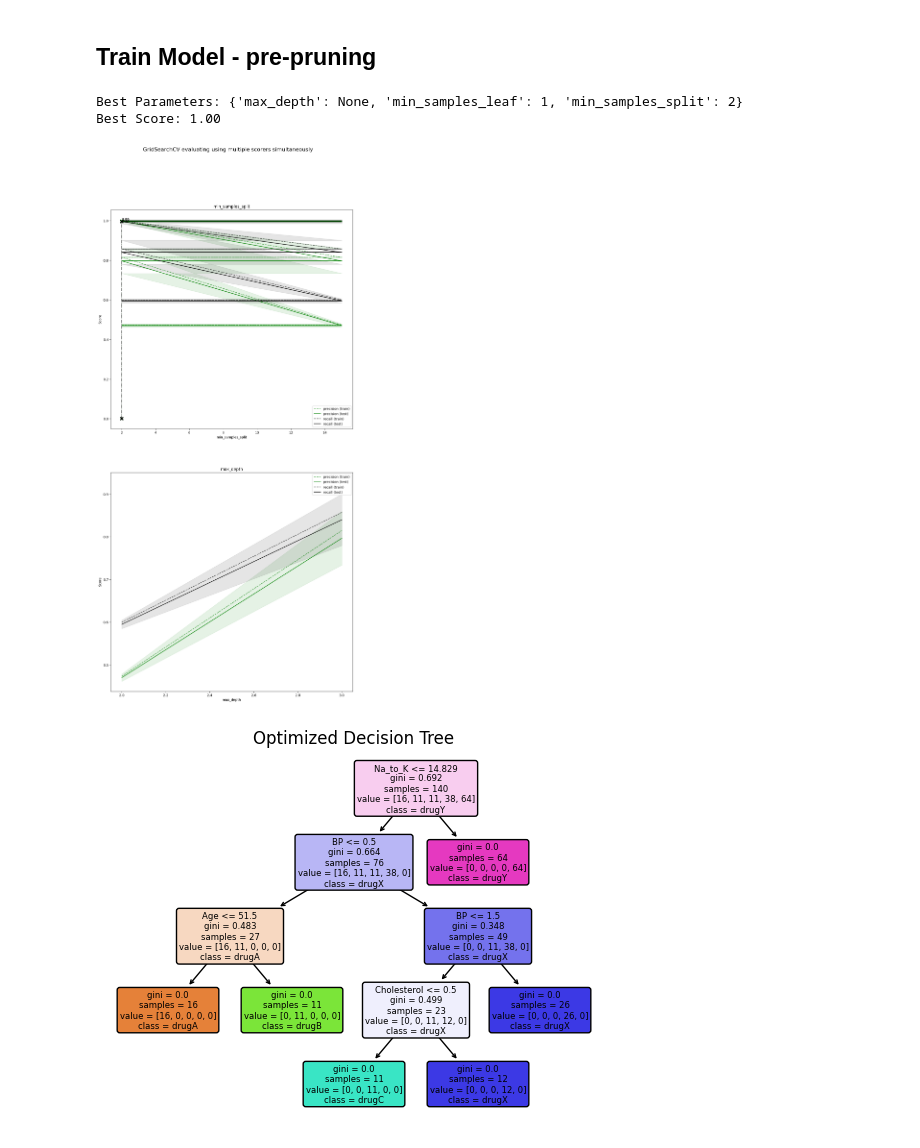
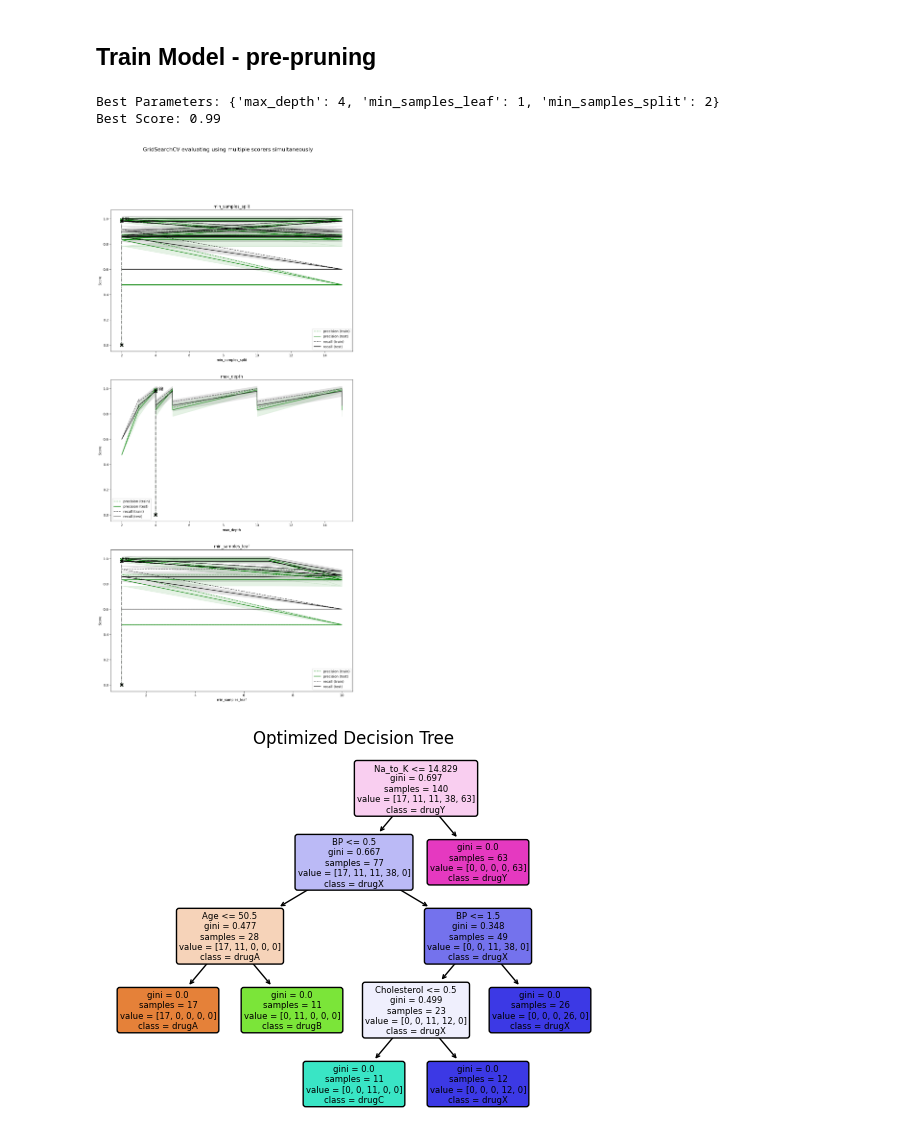
Before and after one commit to mamdaliof/MachineLearning2024W, a Jupyter notebook: Projects/mini project 2/src/Q3.ipynb, the cells around one changed output. Saved outputs shown, nothing was run; the diff lists cells and outputs as text; code cells hidden in the pictures.

```diff
--- a/Projects/mini project 2/src/Q3.ipynb
+++ b/Projects/mini project 2/src/Q3.ipynb
@@ -80,7 +80,7 @@ for column in X.columns:
         X[column] = le.fit_transform(X[column])
 
 # Split the data into training and testing sets (85% train, 15% test)
-X_train, X_test, y_train, y_test = train_test_split(X, y, test_size=0.3, stratify=y, random_state=53)
+X_train, X_test, y_train, y_test = train_test_split(X, y, test_size=0.3, random_state=53)
 print(f'Train set: {X_train.shape}, {y_train.shape}')
 print(f'Test set: {X_test.shape}, {y_test.shape}')
 # %% [output]
@@ -160,9 +177,9 @@ import warnings
 warnings.filterwarnings('ignore')
 # %%
 param_grid = {
-    'max_depth': [2, 3, 4, 5 ],
+    'max_depth': [2, 3, 4, 5, 10, 15 ],
     'min_samples_split':  [2, 5, 10, 15],
-    'min_samples_leaf': [1, 2, 4]
+    'min_samples_leaf': [1, 2, 4, 7, 10]
 }
 scoring = {
     'precision': make_scorer(precision_score, average='macro'),
@@ -182,10 +199,10 @@ print(f'Best Score: {grid_search.best_score_:.2f}')
 # Extract results from grid search
 results = grid_search.cv_results_
 # %% [output]
-Best Parameters: {'max_depth': None, 'min_samples_leaf': 1, 'min_samples_split': 2}
-Best Score: 1.00
+Best Parameters: {'max_depth': 4, 'min_samples_leaf': 1, 'min_samples_split': 2}
+Best Score: 0.99
 # %%
-fig, axes = plt.subplots(2, 1, figsize=(13, 26))
+fig, axes = plt.subplots(3, 1, figsize=(13, 26))
 fig.suptitle("GridSearchCV evaluating using multiple scorers simultaneously", fontsize=16)
 
 # Plot for min_samples_split
@@ -261,34 +278,85 @@ for scorer, color in zip(sorted(scoring), ["g", "k"]):
             sample_score_mean,
             style,
             color=color,
             alpha=1 if sample == "test" else 0.7,
             label=f"{scorer} ({sample})",
         )
 
     best_index = np.nonzero(results[f"rank_test_{scorer}"] == 1)[0][0]
     best_score = results[f"mean_test_{scorer}"][best_index]
 
     ax.plot(
         [
             X_axis[best_index],
         ]
         * 2,
         [0, best_score],
         linestyle="-.",
         color=color,
         marker="x",
         markeredgewidth=3,
         ms=8,
     )
 
     ax.annotate(f"{best_score:.2f}", (X_axis[best_index], best_score + 0.005))
 
 ax.legend(loc="best")
 ax.grid(False)
 
+
+
+ax = axes[2]
+ax.set_title("min_samples_leaf")
+ax.set_xlabel("min_samples_leaf")
+ax.set_ylabel("Score")
+
+X_axis = np.array(results["param_min_samples_leaf"].data, dtype=float)
+
+for scorer, color in zip(sorted(scoring), ["g", "k"]):
+    for sample, style in (("train", "--"), ("test", "-")):
+        sample_score_mean = results[f"mean_{sample}_{scorer}"]
+        sample_score_std = results[f"std_{sample}_{scorer}"]
+        ax.fill_between(
+            X_axis,
+            sample_score_mean - sample_score_std,
+            sample_score_mean + sample_score_std,
+            alpha=0.1 if sample == "test" else 0,
+            color=color,
+        )
+        ax.plot(
+            X_axis,
+            sample_score_mean,
+            style,
+            color=color,
+            alpha=1 if sample == "test" else 0.7,
+            label=f"{scorer} ({sample})",
+        )
+
+    best_index = np.nonzero(results[f"rank_test_{scorer}"] == 1)[0][0]
+    best_score = results[f"mean_test_{scorer}"][best_index]
+
+    ax.plot(
+        [
+            X_axis[best_index],
+        ]
+        * 2,
+        [0, best_score],
+        linestyle="-.",
+        color=color,
+        marker="x",
+        markeredgewidth=3,
+        ms=8,
+    )
+
+    ax.annotate(f"{best_score:.2f}", (X_axis[best_index], best_score + 0.005))
+
+ax.legend(loc="best")
+ax.grid(False)
+
+
 plt.show()
 # %% [output]
-[figure, old version]
+[figure, new version]
 # %%
 clf = grid_search.best_estimator_
 clf.fit(X_train, y_train)
```
Also changed, not shown: parts of 13 cells of this notebook, 22 other files.
